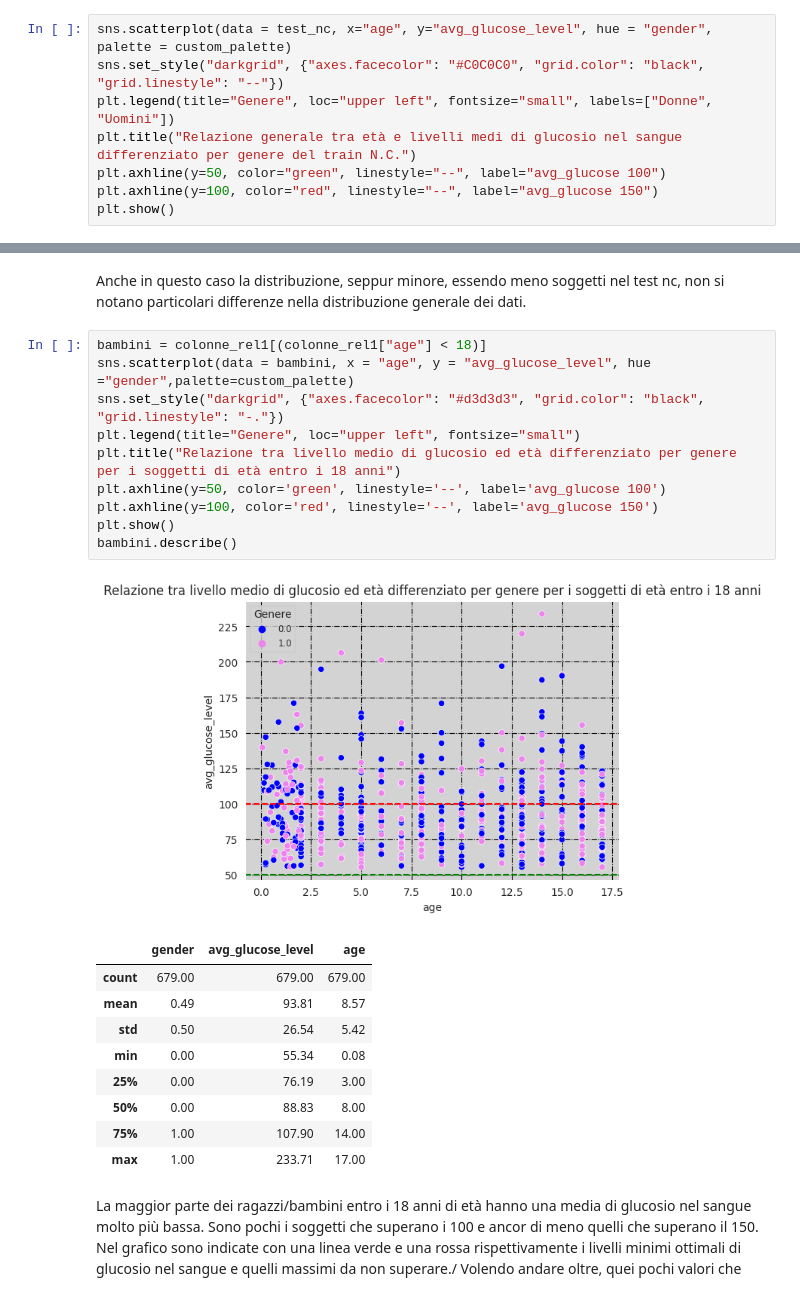
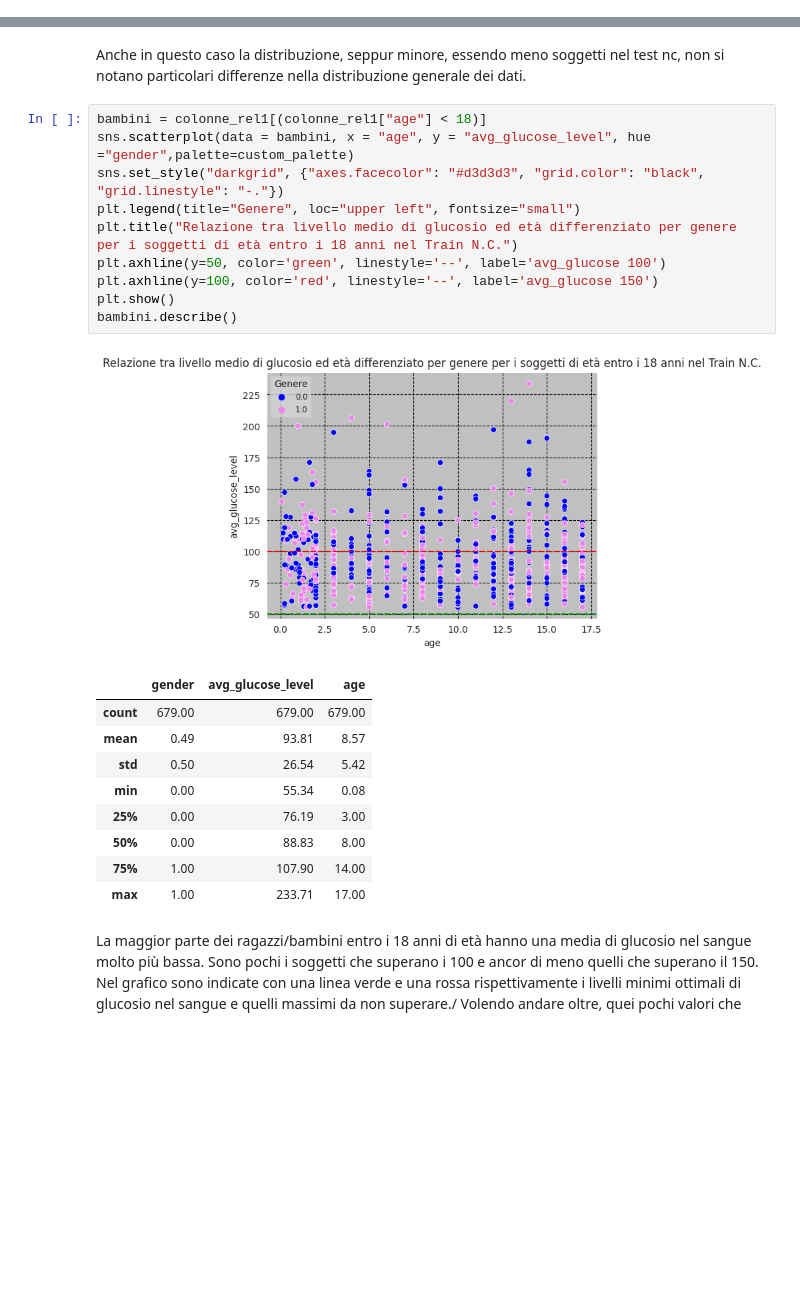
Before and after one commit to martiorru/paper_unibo, a Jupyter notebook: Copia_di_1_Rinizio_progetto_Poggi.ipynb, the cells around one changed output, grey strips where cells are left out. Drawn from its saved outputs; the diff is of its cells as text; blank space fills up the shorter version.

```diff
--- a/Copia_di_1_Rinizio_progetto_Poggi.ipynb
+++ b/Copia_di_1_Rinizio_progetto_Poggi.ipynb
@@ -589,8 +602,0 @@ Da una primissima analisi incentrata sulla relazione ***tra età e livelli medi
-# %%
-sns.scatterplot(data = test_nc, x="age", y="avg_glucose_level", hue = "gender", palette = custom_palette)
-sns.set_style("darkgrid", {"axes.facecolor": "#C0C0C0", "grid.color": "black", "grid.linestyle": "--"})
-plt.legend(title="Genere", loc="upper left", fontsize="small", labels=["Donne", "Uomini"])
-plt.title("Relazione generale tra età e livelli medi di glucosio nel sangue differenziato per genere del train N.C.")
-plt.axhline(y=50, color="green", linestyle="--", label="avg_glucose 100")
-plt.axhline(y=100, color="red", linestyle="--", label="avg_glucose 150")
-plt.show()
@@ -623,15 +605,15 @@ Anche in questo caso la distribuzione, seppur minore, essendo meno soggetti nel
 # %%
 bambini = colonne_rel1[(colonne_rel1["age"] < 18)]
 sns.scatterplot(data = bambini, x = "age", y = "avg_glucose_level", hue ="gender",palette=custom_palette)
 sns.set_style("darkgrid", {"axes.facecolor": "#d3d3d3", "grid.color": "black", "grid.linestyle": "-."})
 plt.legend(title="Genere", loc="upper left", fontsize="small")
-plt.title("Relazione tra livello medio di glucosio ed età differenziato per genere per i soggetti di età entro i 18 anni")
+plt.title("Relazione tra livello medio di glucosio ed età differenziato per genere per i soggetti di età entro i 18 anni nel Train N.C.")
 plt.axhline(y=50, color='green', linestyle='--', label='avg_glucose 100')
 plt.axhline(y=100, color='red', linestyle='--', label='avg_glucose 150')
 plt.show()
 bambini.describe()
 # %% [output]
-[figure, old version]
+[figure, new version]
 |  | gender | avg_glucose_level | age |
 | count | 679.00 | 679.00 | 679.00 |
 | mean | 0.49 | 93.81 | 8.57 |
```
Also changed, not shown: parts of 14 cells of this notebook.
